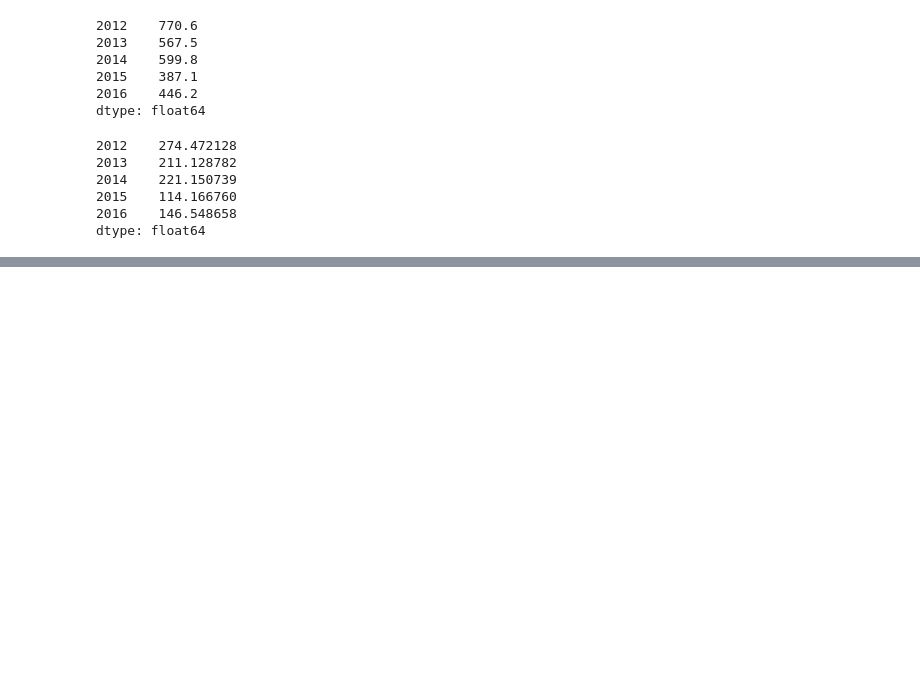
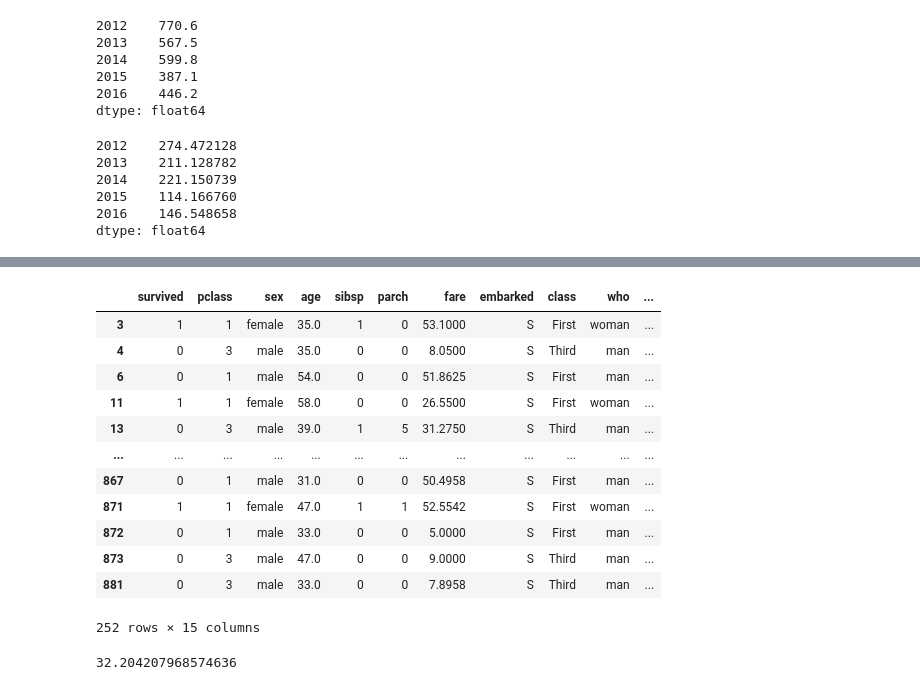
Before and after one commit to JG-Park/mulcamp34, a Jupyter notebook: pandas_240104.ipynb, the cells around one changed output, grey strips where cells are left out. Cells and saved outputs as stored; diff of their text form; code cells hidden in the pictures; blank space fills up the shorter version.

```diff
--- a/pandas_240104.ipynb
+++ b/pandas_240104.ipynb
@@ -344,0 +439,3 @@ dtype: float64
+# %%
+titanic = sns.load_dataset('titanic')
+titanic.head()
@@ -344,0 +449,29 @@ dtype: float64
+# %%
+# embark_town 컬럼에서 Southampton 거주민의 모든 데이터를 조회하세요.
+
+data1 = titanic.loc[titanic['embark_town'] == 'Southampton', :]
+
+# age 평균 구하고, 평균 이상인 데이터만 조회하기
+avarage = data1['age'].mean()
+
+result = data1.loc[data1['age'] >= avarage, :]
+
+result
+# %% [output]
+|  | survived | pclass | sex | age | sibsp | parch | fare | embarked | class | who | ... |
+| 3 | 1 | 1 | female | 35.0 | 1 | 0 | 53.1000 | S | First | woman | ... |
+| 4 | 0 | 3 | male | 35.0 | 0 | 0 | 8.0500 | S | Third | man | ... |
+| 6 | 0 | 1 | male | 54.0 | 0 | 0 | 51.8625 | S | First | man | ... |
+| 11 | 1 | 1 | female | 58.0 | 0 | 0 | 26.5500 | S | First | woman | ... |
+| 13 | 0 | 3 | male | 39.0 | 1 | 5 | 31.2750 | S | Third | man | ... |
+| ... | ... | ... | ... | ... | ... | ... | ... | ... | ... | ... | ... |
+| 867 | 0 | 1 | male | 31.0 | 0 | 0 | 50.4958 | S | First | man | ... |
+| 871 | 1 | 1 | female | 47.0 | 1 | 1 | 52.5542 | S | First | woman | ... |
+| 872 | 0 | 1 | male | 33.0 | 0 | 0 | 5.0000 | S | First | man | ... |
+| 873 | 0 | 3 | male | 47.0 | 0 | 0 | 9.0000 | S | Third | man | ... |
+| 881 | 0 | 3 | male | 33.0 | 0 | 0 | 7.8958 | S | Third | man | ... |
+252 rows × 15 columns
+# %%
+titanic['fare'].mean()
+# %% [output]
+32.204207968574636
```
Also changed, not shown: parts of 16 cells of this notebook.
